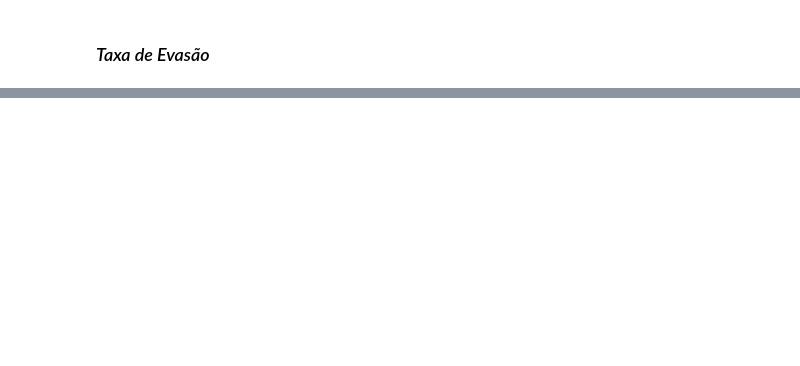
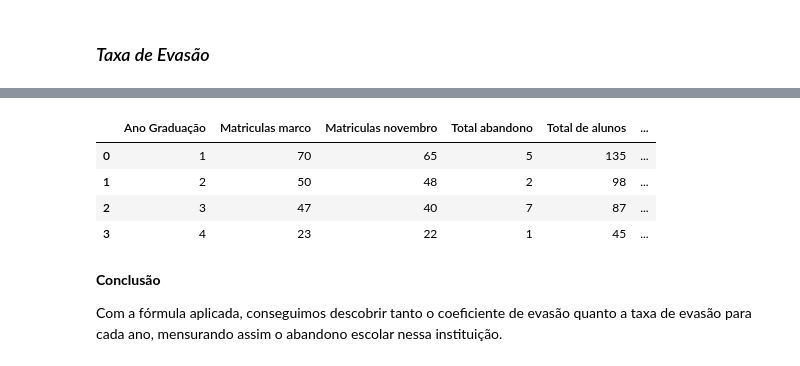
Before and after one commit to JosenildoJunior/StatPyDataScience, a Jupyter notebook: Dados_Absolutos_e_Relativos.ipynb, the cells around one changed output, grey strips where cells are left out. Drawn from its saved outputs; the diff is of its cells as text; code cells hidden in the pictures; blank space fills up the shorter version.

```diff
--- a/Dados_Absolutos_e_Relativos.ipynb
+++ b/Dados_Absolutos_e_Relativos.ipynb
@@ -257,0 +304,13 @@ Para descobrirmos a taxa de evasão, devemos utilizar a seguinte fórmula: $ \fr
+# %%
+# Observando os registros
+df.head()
+# %% [output]
+|  | Ano Graduação | Matriculas marco | Matriculas novembro | Total abandono | Total de alunos | ... |
+| 0 | 1 | 70 | 65 | 5 | 135 | ... |
+| 1 | 2 | 50 | 48 | 2 | 98 | ... |
+| 2 | 3 | 47 | 40 | 7 | 87 | ... |
+| 3 | 4 | 23 | 22 | 1 | 45 | ... |
+# %% [markdown]
+**Conclusão**
+
+Com a fórmula aplicada, conseguimos descobrir tanto o coeficiente de evasão quanto a taxa de evasão para cada ano, mensurando assim o abandono escolar nessa instituição.
```
Also changed, not shown: parts of 22 cells of this notebook.
